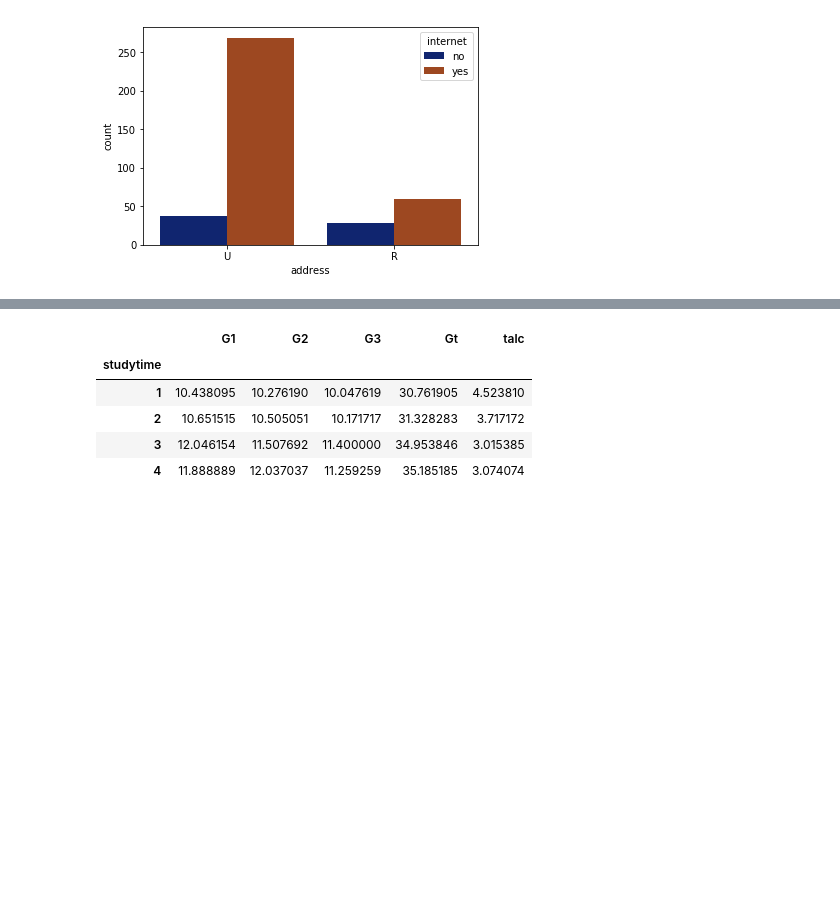
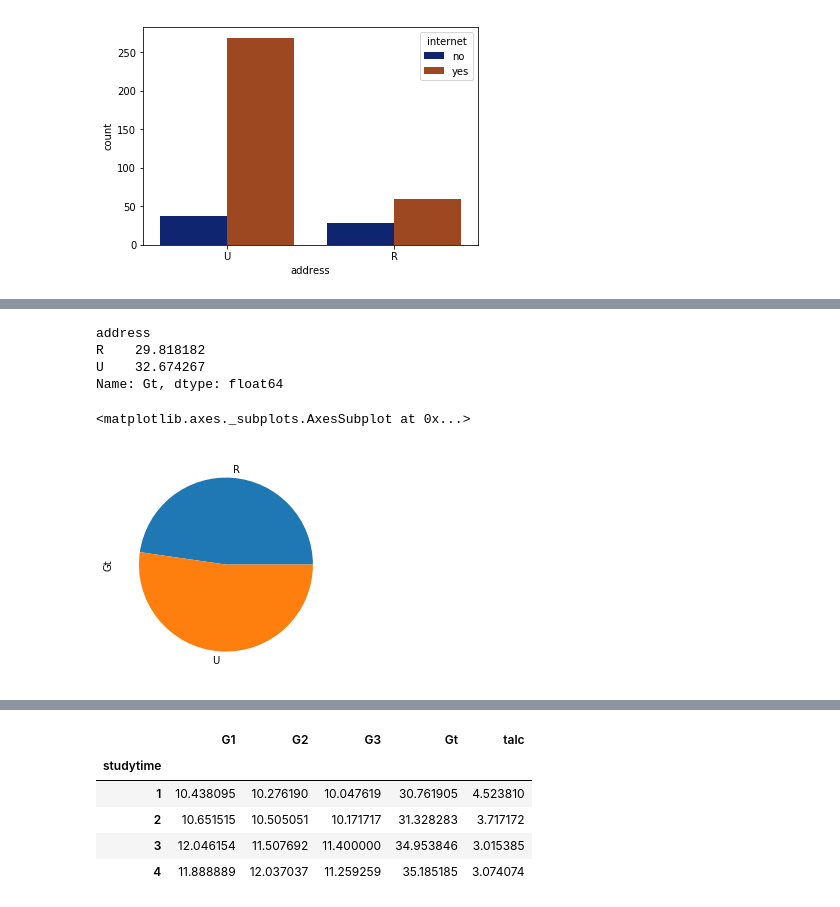
Before and after one commit to Learnlearningplatform/Student_analysis, a Jupyter notebook: project1.ipynb, the cells around one changed output, grey strips where cells are left out. Cells and saved outputs as stored; diff of their text form; code cells hidden in the pictures; blank space fills up the shorter version.

```diff
--- a/project1.ipynb
+++ b/project1.ipynb
@@ -400,0 +426,13 @@ sns.countplot(x='address',hue='internet',data=df,palette="dark")
+# %%
+df.groupby('address')['Gt'].mean()
+# %% [output]
+address
+R    29.818182
+U    32.674267
+Name: Gt, dtype: float64
+# %%
+rp=df.groupby('address')['Gt'].mean()
+rp.plot.pie()
+# %% [output]
+<matplotlib.axes._subplots.AxesSubplot at 0x...>
+[figure, added]
```
Also changed, not shown: parts of 26 cells of this notebook.
